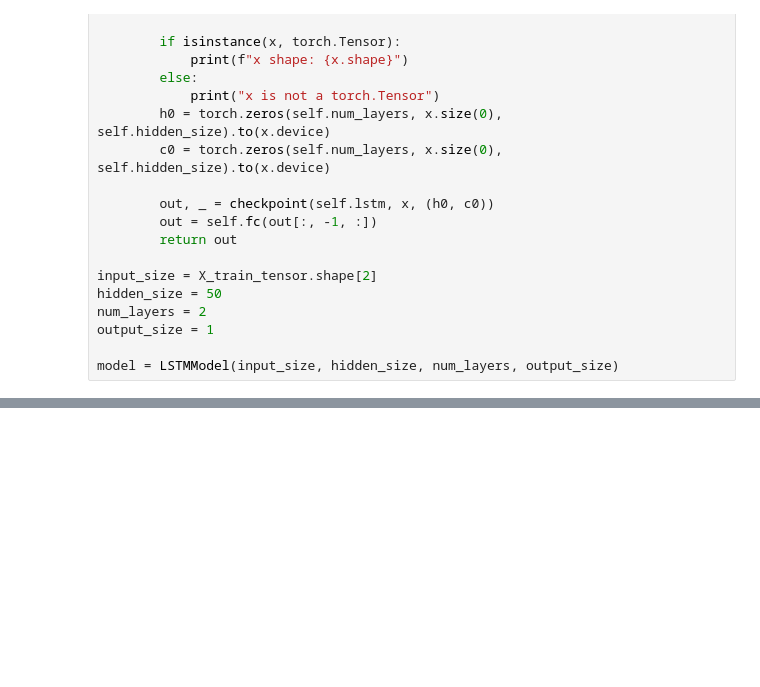
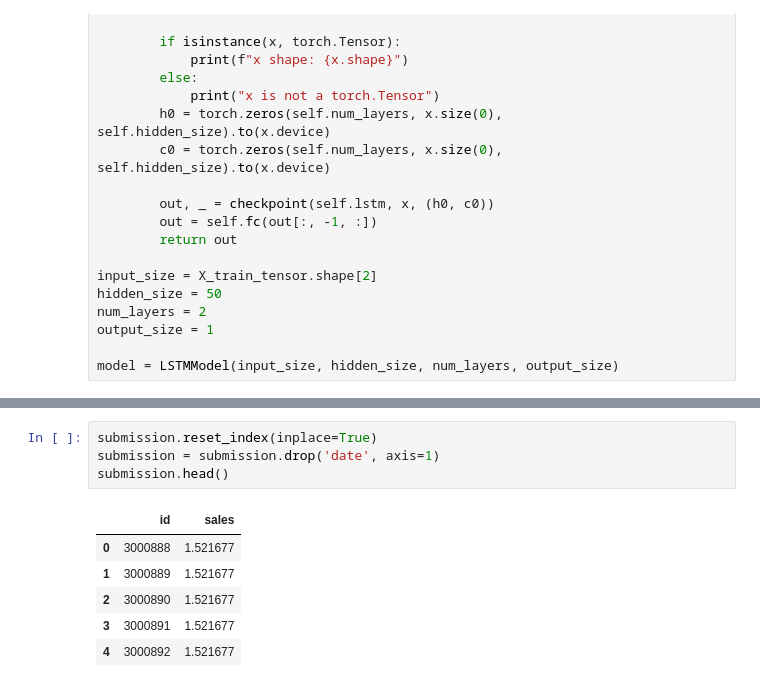
Before and after one commit to Yussufkadir/Store-Sales-Prediction, a Jupyter notebook: sales-forecast.ipynb, the cells around one changed output, grey strips where cells are left out. Saved outputs shown, nothing was run; the diff lists cells and outputs as text; blank space fills up the shorter version.

```diff
--- a/sales-forecast.ipynb
+++ b/sales-forecast.ipynb
@@ -347,0 +410,11 @@ Test loss: 2031779.9615
+# %%
+submission.reset_index(inplace=True)
+submission = submission.drop('date', axis=1)
+submission.head()
+# %% [output]
+|  | id | sales |
+| 0 | 3000888 | 1.521677 |
+| 1 | 3000889 | 1.521677 |
+| 2 | 3000890 | 1.521677 |
+| 3 | 3000891 | 1.521677 |
+| 4 | 3000892 | 1.521677 |
```
Also changed, not shown: parts of 22 cells of this notebook.
